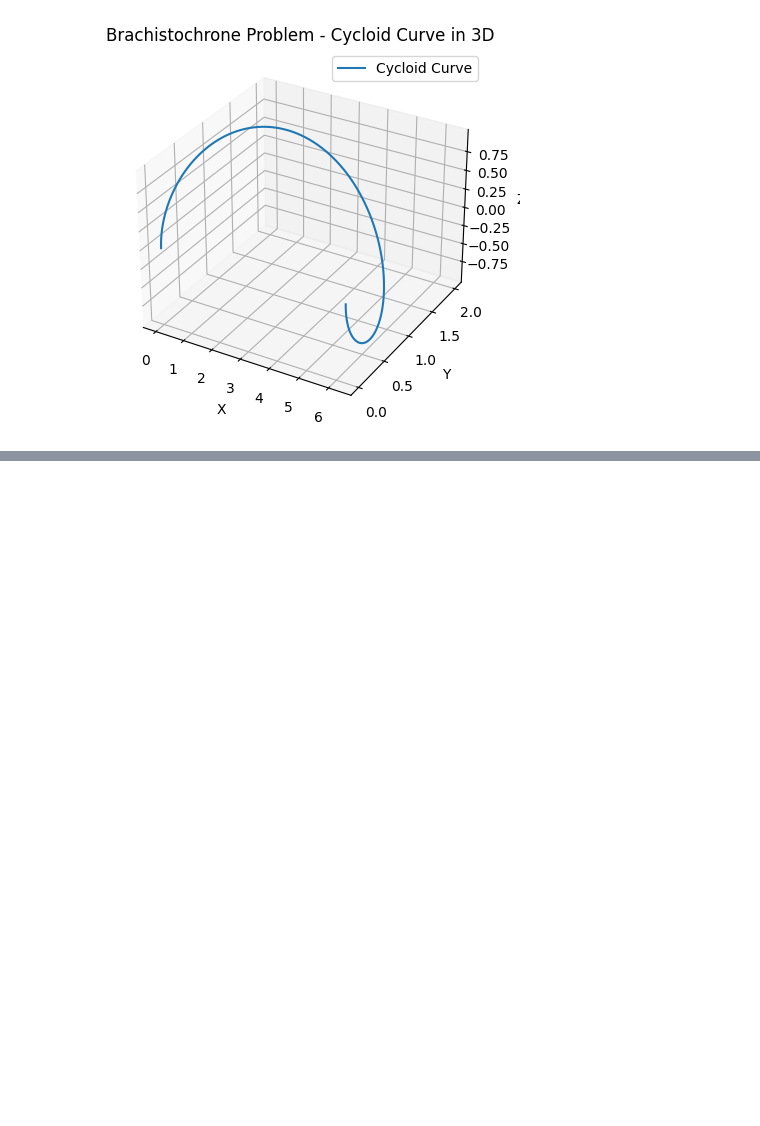
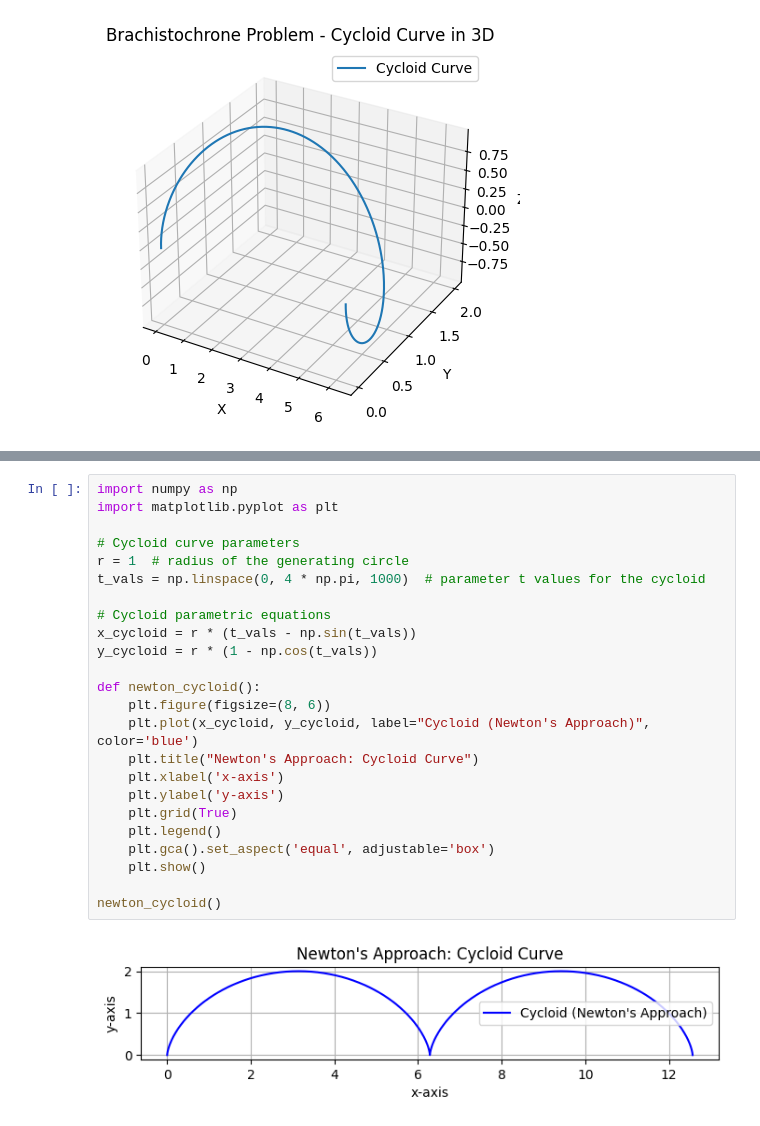
Before and after one commit to kimjaehwankimjaehwan/Finite-Element-Method, a Jupyter notebook: 유한요소법(변분법).ipynb, the cells around one changed output, grey strips where cells are left out. Cells and saved outputs as stored; diff of their text form; blank space fills up the shorter version.

```diff
--- a/유한요소법(변분법).ipynb
+++ b/유한요소법(변분법).ipynb
@@ -55,0 +100,26 @@ plt.show()
+# %%
+import numpy as np
+import matplotlib.pyplot as plt
+
+# Cycloid curve parameters
+r = 1  # radius of the generating circle
+t_vals = np.linspace(0, 4 * np.pi, 1000)  # parameter t values for the cycloid
+
+# Cycloid parametric equations
+x_cycloid = r * (t_vals - np.sin(t_vals))
+y_cycloid = r * (1 - np.cos(t_vals))
+
+def newton_cycloid():
+    plt.figure(figsize=(8, 6))
+    plt.plot(x_cycloid, y_cycloid, label="Cycloid (Newton's Approach)", color='blue')
+    plt.title("Newton's Approach: Cycloid Curve")
+    plt.xlabel('x-axis')
+    plt.ylabel('y-axis')
+    plt.grid(True)
+    plt.legend()
+    plt.gca().set_aspect('equal', adjustable='box')
+    plt.show()
+
+newton_cycloid()
+# %% [output]
+[figure, added]
```
Also changed, not shown: parts of 12 cells of this notebook.
